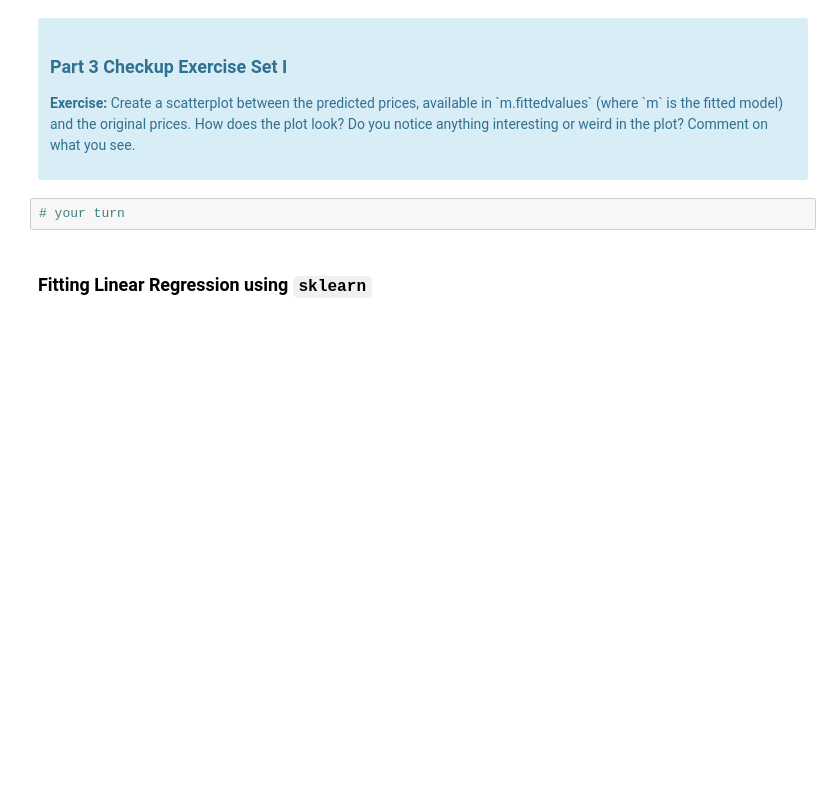
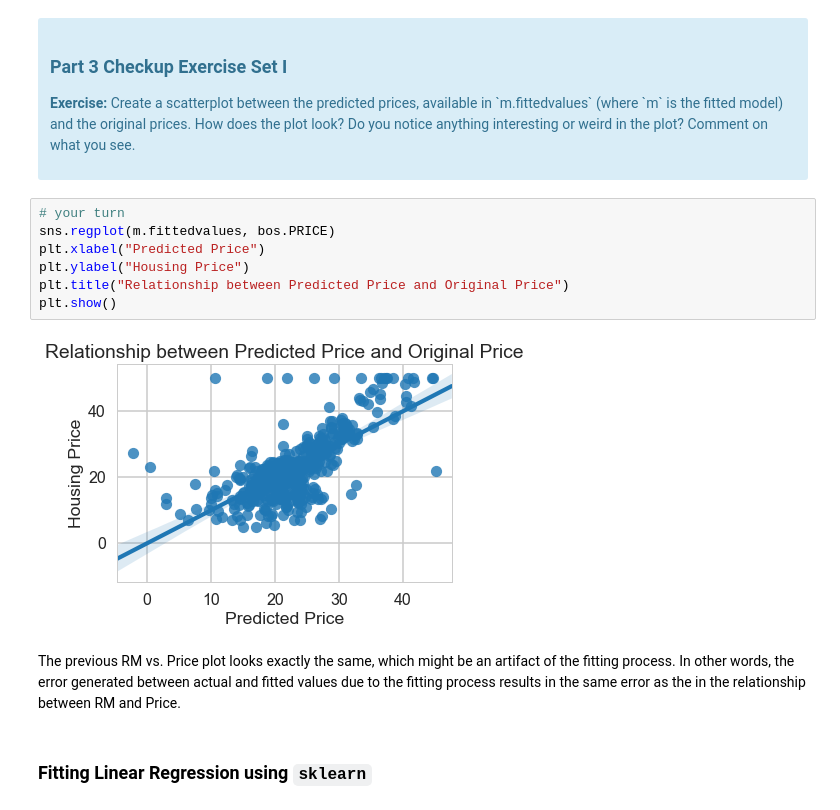
Before and after one commit to schmitzmelissa/Springboard-Mini-Projects, a Jupyter notebook: linear_regression/Mini_Project_Linear_Regression.ipynb, the cells around one changed output. Saved outputs shown, nothing was run; the diff lists cells and outputs as text; blank space fills up the shorter version.

```diff
--- a/linear_regression/Mini_Project_Linear_Regression.ipynb
+++ b/linear_regression/Mini_Project_Linear_Regression.ipynb
@@ -436,8 +454,17 @@ Let's see how our model actually fit our data. We can see below that there is a
 
 <p><b>Exercise:</b> Create a scatterplot between the predicted prices, available in `m.fittedvalues` (where `m` is the fitted model) and the original prices. How does the plot look? Do you notice anything interesting or weird in the plot? Comment on what you see.</p>
 </div>
-# %%
-# your turn
+# %%
+# your turn
+sns.regplot(m.fittedvalues, bos.PRICE)
+plt.xlabel("Predicted Price")
+plt.ylabel("Housing Price")
+plt.title("Relationship between Predicted Price and Original Price")
+plt.show()
+# %% [output]
+[figure, added]
+# %% [markdown]
+The previous RM vs. Price plot looks exactly the same, which might be an artifact of the fitting process. In other words, the error generated between actual and fitted values due to the fitting process results in the same error as the in the relationship between RM and Price.
 # %% [markdown]
 ### Fitting Linear Regression using `sklearn`
 # %%
```
Also changed, not shown: parts of 32 cells of this notebook.
